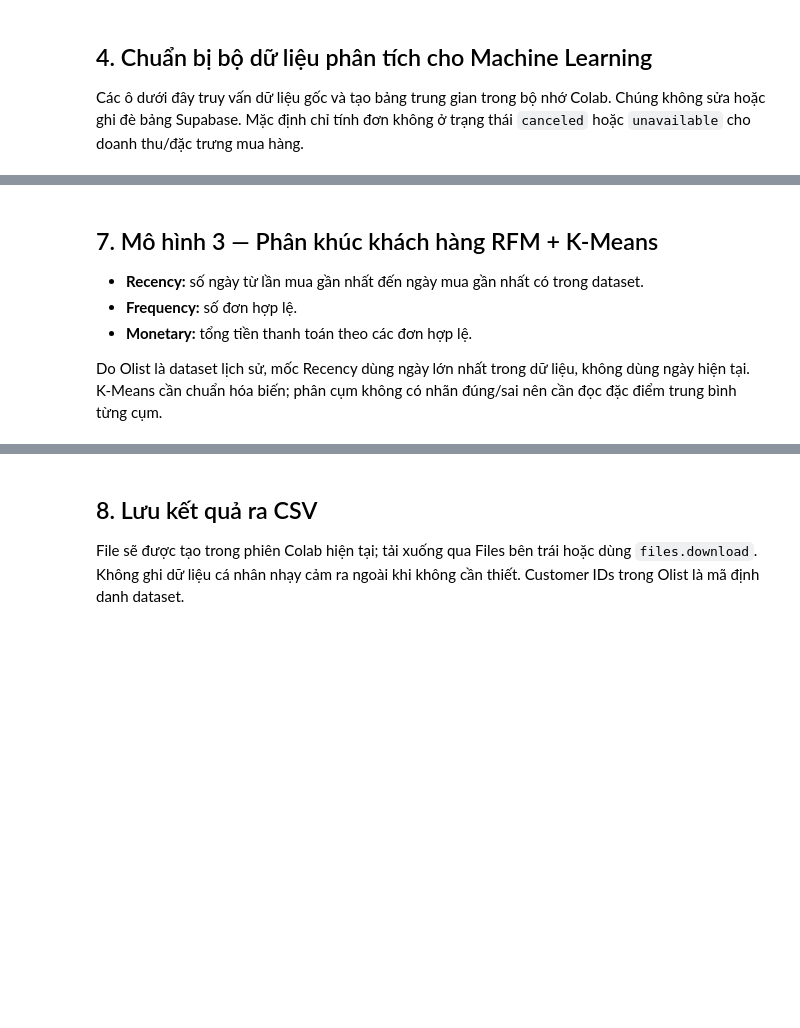
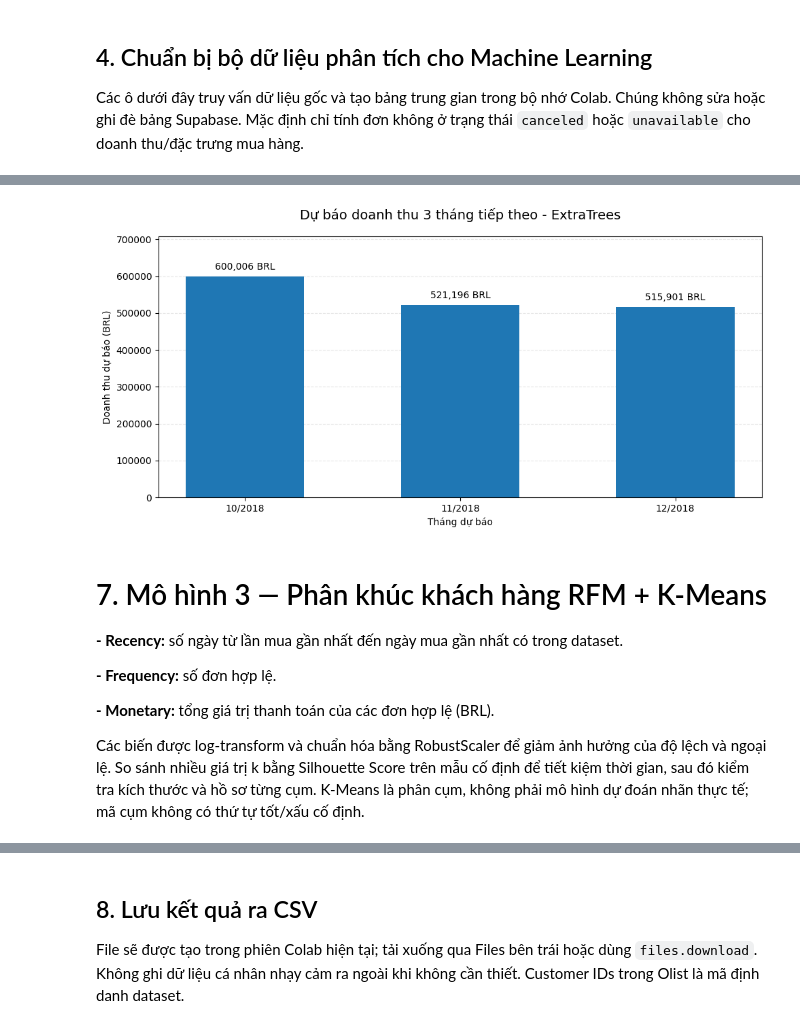
Before and after one commit to tinlata2003/olist, a Jupyter notebook: Notebook_nguon_Olist.ipynb, the cells around one changed output, grey strips where cells are left out. Drawn from its saved outputs; the diff is of its cells as text; code cells hidden in the pictures; blank space fills up the shorter version.

```diff
--- a/Notebook_nguon_Olist.ipynb
+++ b/Notebook_nguon_Olist.ipynb
@@ -656,11 +1327,63 @@ if 'revenue_model' in globals() and len(ts) >= 12:
+# %%
+# Biểu đồ cột: Dự báo doanh thu 3 tháng tiếp theo
+import matplotlib.pyplot as plt
+import pandas as pd
+
+if 'forecast_df' in globals() and not forecast_df.empty:
+    chart_df = forecast_df.copy()
+    chart_df['month'] = pd.to_datetime(chart_df['month'])
+    chart_df = chart_df.sort_values('month')
+
+    month_labels = chart_df['month'].dt.strftime('%m/%Y')
+    revenues = chart_df['forecast_revenue_brl']
+
+    fig, ax = plt.subplots(figsize=(10, 5))
+
+    bars = ax.bar(
+        month_labels,
+        revenues,
+        width=0.55
+    )
+
+    # Hiển thị giá trị doanh thu trên đầu mỗi cột
+    ax.bar_label(
+        bars,
+        labels=[f'{v:,.0f} BRL' for v in revenues],
+        padding=5,
+        fontsize=10
+    )
+
+    ax.set_title(
+        'Dự báo doanh thu 3 tháng tiếp theo - ExtraTrees',
+        fontsize=14,
+        pad=18
+    )
+    ax.set_xlabel('Tháng dự báo')
+    ax.set_ylabel('Doanh thu dự báo (BRL)')
+
+    ax.set_ylim(0, max(revenues) * 1.18)
+    ax.grid(axis='y', linestyle='--', alpha=0.3)
+    ax.set_axisbelow(True)
+
+    plt.tight_layout()
+    plt.show()
+
+else:
+    print(
+        'Chưa có forecast_df. '
+        'Hãy chạy cell dự báo 3 tháng của mô hình 2 trước.'
+    )
+# %% [output]
+[figure, added]
 # %% [markdown]
-## 7. Mô hình 3 — Phân khúc khách hàng RFM + K-Means
+# 7. Mô hình 3 — Phân khúc khách hàng RFM + K-Means
+**- Recency:** số ngày từ lần mua gần nhất đến ngày mua gần nhất có trong dataset.
 
-- **Recency:** số ngày từ lần mua gần nhất đến ngày mua gần nhất có trong dataset.
-- **Frequency:** số đơn hợp lệ.
-- **Monetary:** tổng tiền thanh toán theo các đơn hợp lệ.
+**- Frequency:** số đơn hợp lệ.
 
-Do Olist là dataset lịch sử, mốc Recency dùng ngày lớn nhất trong dữ liệu, không dùng ngày hiện tại. K-Means cần chuẩn hóa biến; phân cụm không có nhãn đúng/sai nên cần đọc đặc điểm trung bình từng cụm.
+**- Monetary:** tổng giá trị thanh toán của các đơn hợp lệ (BRL).
+
+Các biến được log-transform và chuẩn hóa bằng RobustScaler để giảm ảnh hưởng của độ lệch và ngoại lệ. So sánh nhiều giá trị k bằng Silhouette Score trên mẫu cố định để tiết kiệm thời gian, sau đó kiểm tra kích thước và hồ sơ từng cụm. K-Means là phân cụm, không phải mô hình dự đoán nhãn thực tế; mã cụm không có thứ tự tốt/xấu cố định.
 # %%
 rfm_sql = """
 WITH pay AS (SELECT order_id,sum(payment_value)::float AS payment_value
```
Also changed, not shown: parts of 33 cells of this notebook, 4 other files.
